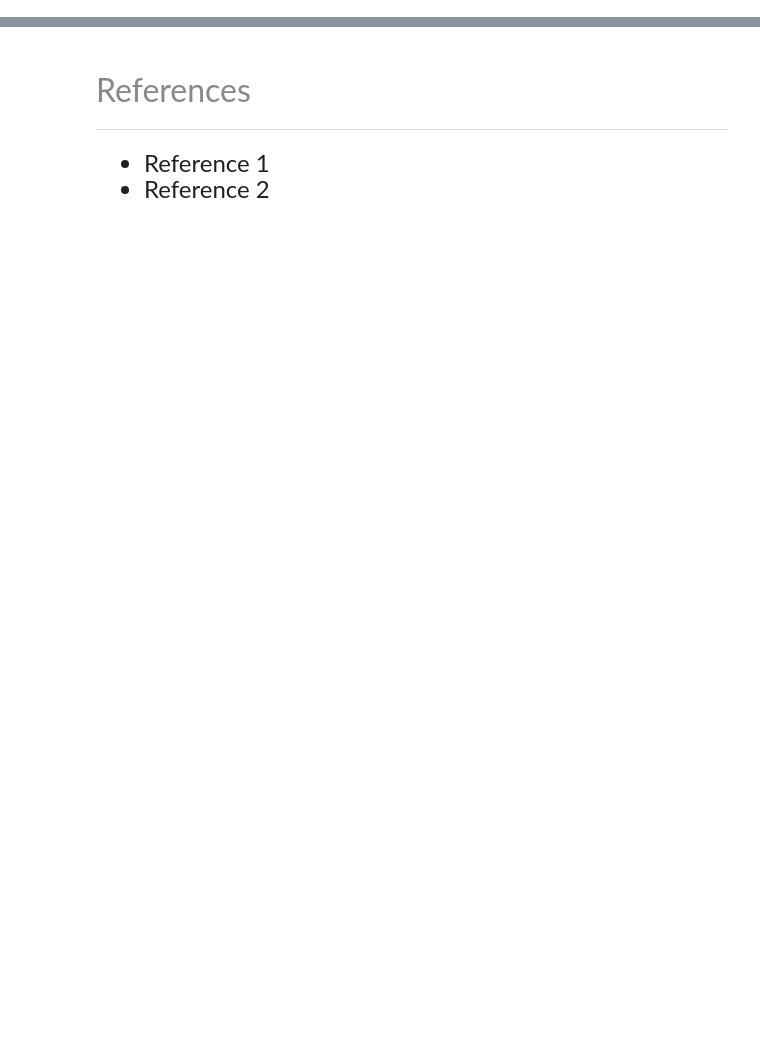
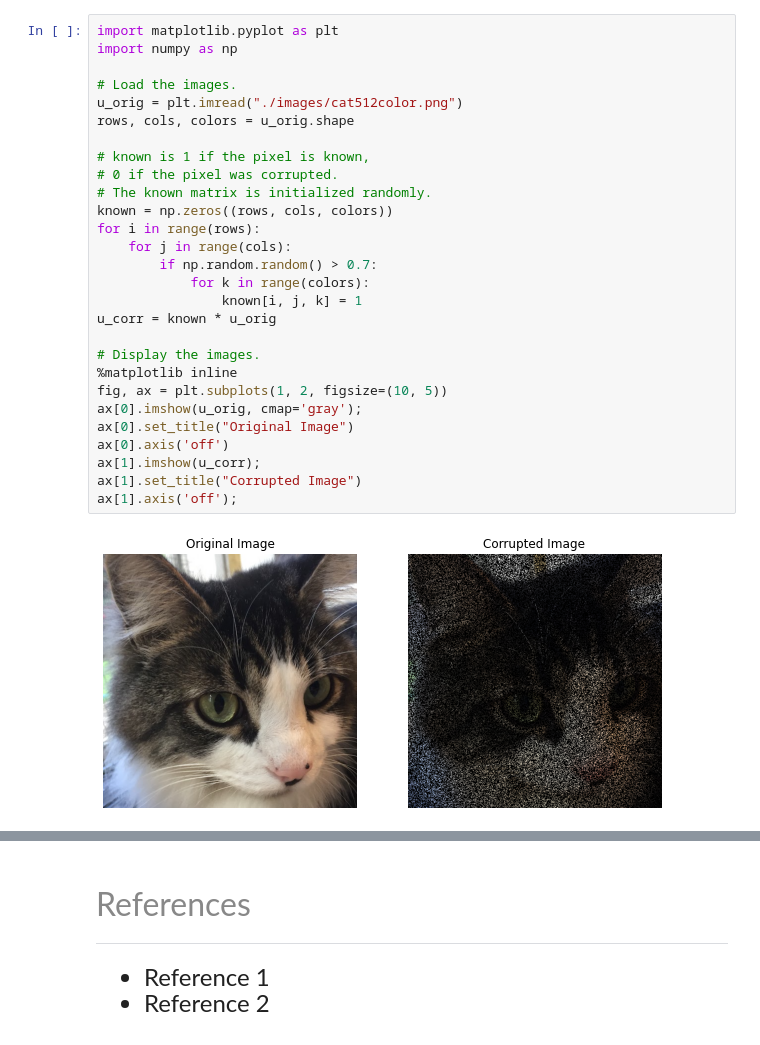
Before and after one commit to sut-ai/supplementary, a Jupyter notebook: notebooks/convex_optimization/ai_content_english_template.ipynb, the cells around one changed output, grey strips where cells are left out. Saved outputs shown, nothing was run; the diff lists cells and outputs as text; blank space fills up the shorter version.

```diff
--- a/notebooks/convex_optimization/ai_content_english_template.ipynb
+++ b/notebooks/convex_optimization/ai_content_english_template.ipynb
@@ -56,0 +302,30 @@ John Doe
+# %%
+import matplotlib.pyplot as plt
+import numpy as np
+
+# Load the images.
+u_orig = plt.imread("./images/cat512color.png")
+rows, cols, colors = u_orig.shape
+
+# known is 1 if the pixel is known,
+# 0 if the pixel was corrupted.
+# The known matrix is initialized randomly.
+known = np.zeros((rows, cols, colors))
+for i in range(rows):
+    for j in range(cols):
+        if np.random.random() > 0.7:
+            for k in range(colors):
+                known[i, j, k] = 1
+u_corr = known * u_orig
+
+# Display the images.
+%matplotlib inline
+fig, ax = plt.subplots(1, 2, figsize=(10, 5))
+ax[0].imshow(u_orig, cmap='gray');
+ax[0].set_title("Original Image")
+ax[0].axis('off')
+ax[1].imshow(u_corr);
+ax[1].set_title("Corrupted Image")
+ax[1].axis('off');
+# %% [output]
+[figure, added]
```
Also changed, not shown: parts of 17 cells of this notebook, 1 other file.
